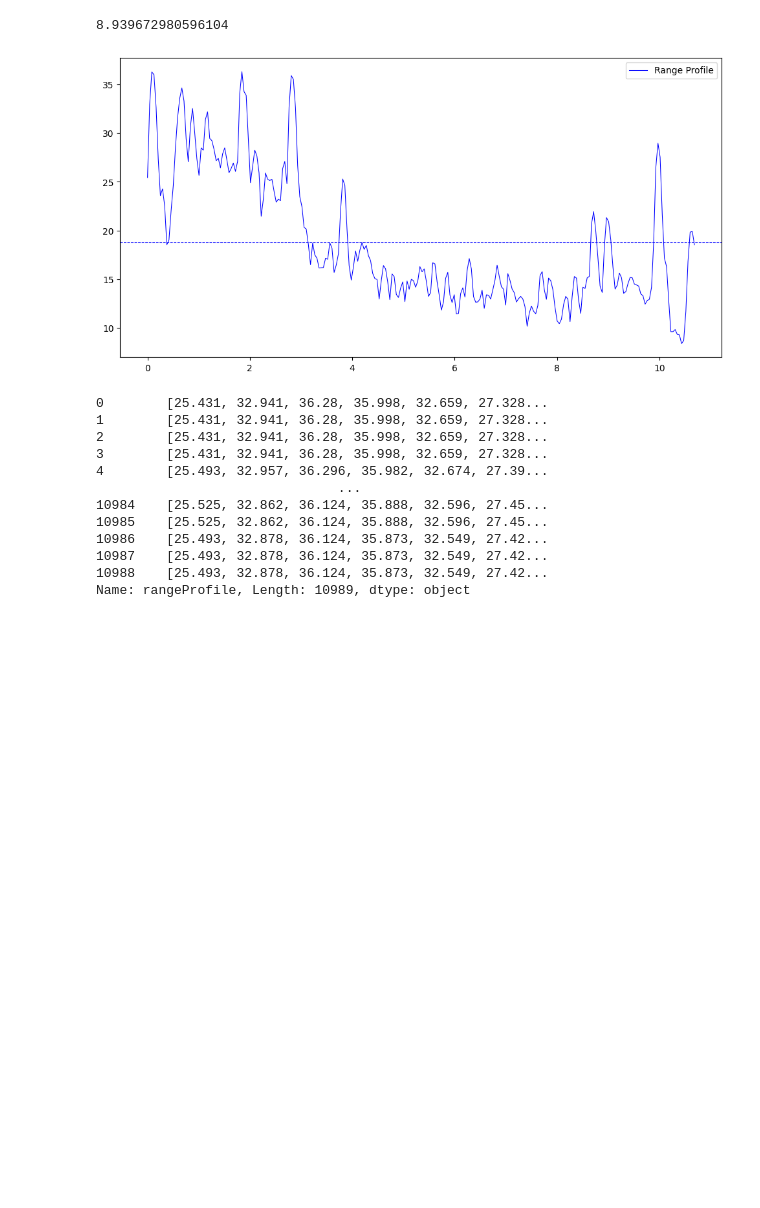
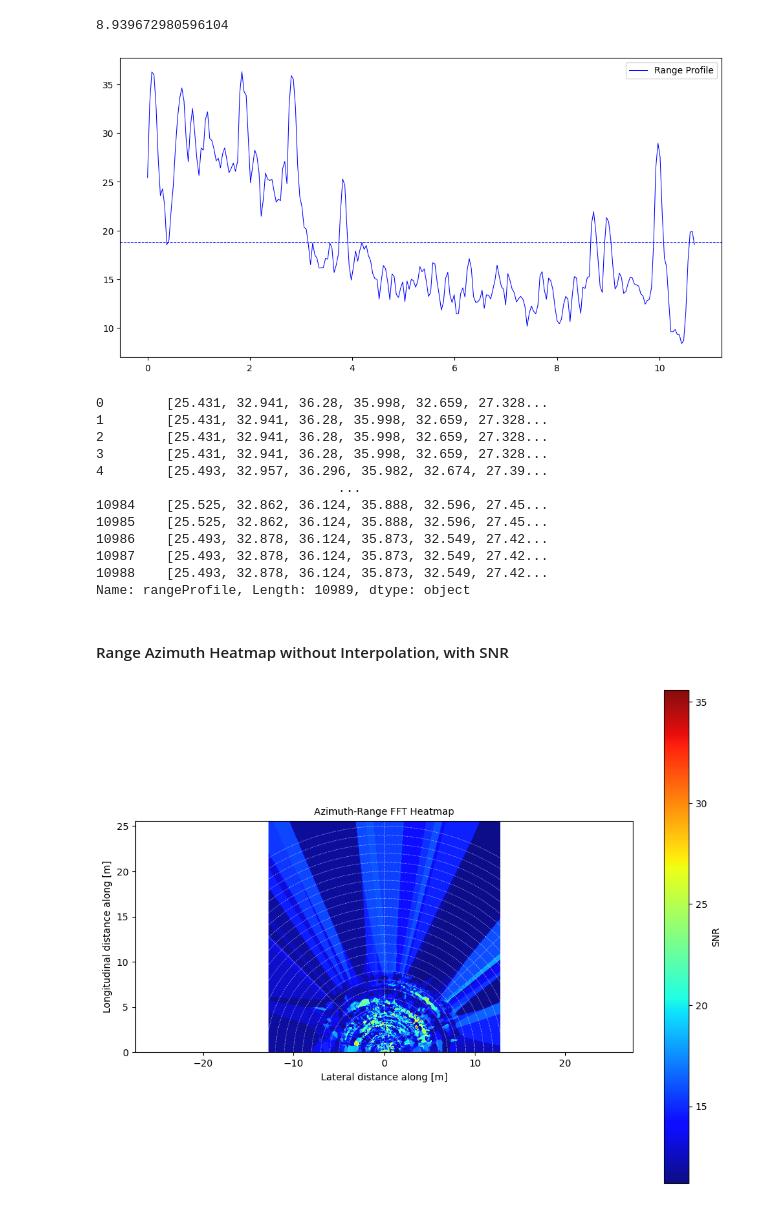
Before and after one commit to FLW-TUDO/py_mmwave_dev, a Jupyter notebook: py_mmwave_plot/archive/PtCloud_dataprocessing_2507.ipynb, the cells around one changed output. Drawn from its saved outputs; the diff is of its cells as text; code cells hidden in the pictures; blank space fills up the shorter version.

Commit message:
plot update with reduced interpolation region

```diff
--- a/py_mmwave_plot/archive/PtCloud_dataprocessing_2507.ipynb
+++ b/py_mmwave_plot/archive/PtCloud_dataprocessing_2507.ipynb
@@ -440,3 +440,79 @@ df.rangeProfile
 10987    [25.493, 32.878, 36.124, 35.873, 32.549, 27.42...
 10988    [25.493, 32.878, 36.124, 35.873, 32.549, 27.42...
 Name: rangeProfile, Length: 10989, dtype: object
+# %% [markdown]
+#### Range Azimuth Heatmap without Interpolation, with SNR ###
+# %%
+import numpy as np
+import matplotlib.pyplot as plt
+import matplotlib.patches as pat
+import scipy.interpolate as spi
+import pandas as pd
+
+# Parameters
+tx_azimuth_antennas = 4
+rx_antennas = 4
+range_bins = 256
+angle_bins = 64
+range_res = 0.1
+range_bias = 0.0
+
+# Calculate coordinates
+t = np.linspace(-1, 1, angle_bins)
+t = np.arcsin(t)
+r = np.linspace(0, range_bins * range_res, range_bins)
+
+range_depth = range_bins * range_res
+range_width, grid_res = range_depth / 2, 400
+
+xi = np.linspace(-range_width, range_width, grid_res)
+yi = np.linspace(0, range_depth, grid_res)
+xi, yi = np.meshgrid(xi, yi)
+
+# x and y for bins
+x = np.outer(r, np.sin(t))
+y = np.outer(r, np.cos(t))
+y = y - range_bias
+
+# Interpolation
+azimuth_radians = np.radians(df['azimuth'])
+x_points = df['range'] * np.sin(azimuth_radians)
+y_points = df['range'] * np.cos(azimuth_radians)
+values = df['snr']
+
+# Interpolating SNR values using nearest
+zi = spi.griddata((x_points, y_points), values, (xi, yi), method='nearest')
+
+# Handling NaN values: Representing as black in the colormap
+zi_masked = np.ma.masked_where(np.isnan(zi), zi)
+
+# Plot
+fig = plt.figure(figsize=(10, 8))
+ax = plt.subplot(1, 1, 1)
+
+fig.tight_layout(pad=2)
+
+# Colormap that treats NaN as black
+cmap = plt.cm.jet
+cmap.set_bad(color='black')
+
+cm = ax.imshow(zi_masked[::-1, ::-1], cmap=cmap, extent=[-range_width, range_width, 0, range_depth], alpha=0.95)
+
+ax.set_title('Azimuth-Range FFT Heatmap', fontsize=10)
+ax.set_xlabel('Lateral distance along [m]')
+ax.set_ylabel('Longitudinal distance along [m]')
+
+# Grid lines
+ax.plot([0, 0], [0, range_depth], color='white', linewidth=0.5, linestyle=':', zorder=1)
+ax.plot([0, -range_width], [0, range_width], color='white', linewidth=0.5, linestyle=':', zorder=1)
+ax.plot([0, +range_width], [0, range_width], color='white', linewidth=0.5, linestyle=':', zorder=1)
+
+# Range circles
+for i in range(1, int(range_depth)+1):
+    ax.add_patch(pat.Arc((0, 0), width=i*2, height=i*2, angle=90, theta1=-90, theta2=90, color='white', linewidth=0.5, linestyle=':', zorder=1))
+
+#
+plt.colorbar(cm, ax=ax, label='SNR')
+plt.show()
+# %% [output]
+[figure, added]
```
Also changed, not shown: parts of 1 cell of this notebook.
